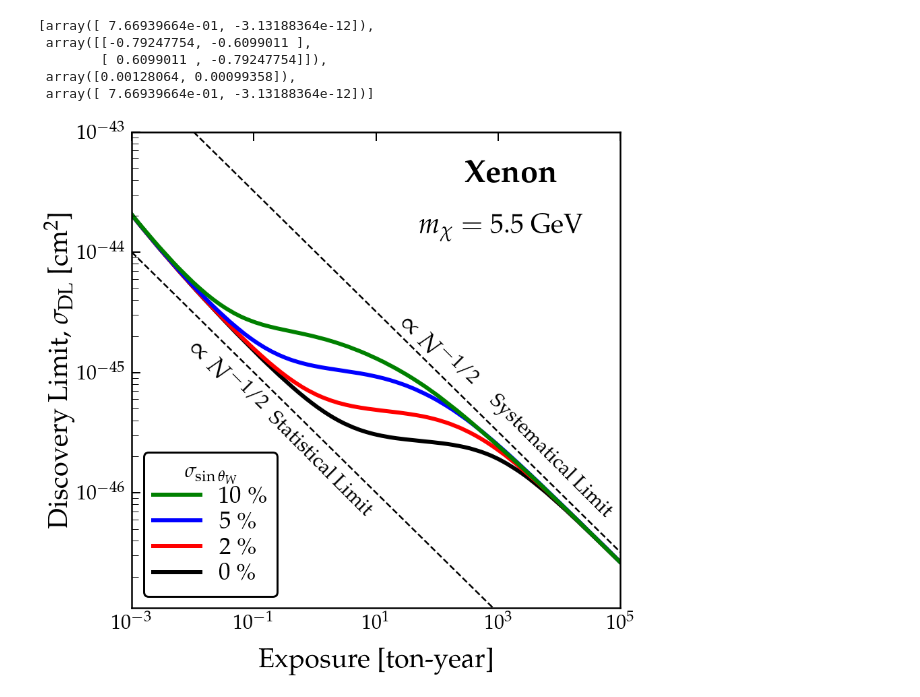
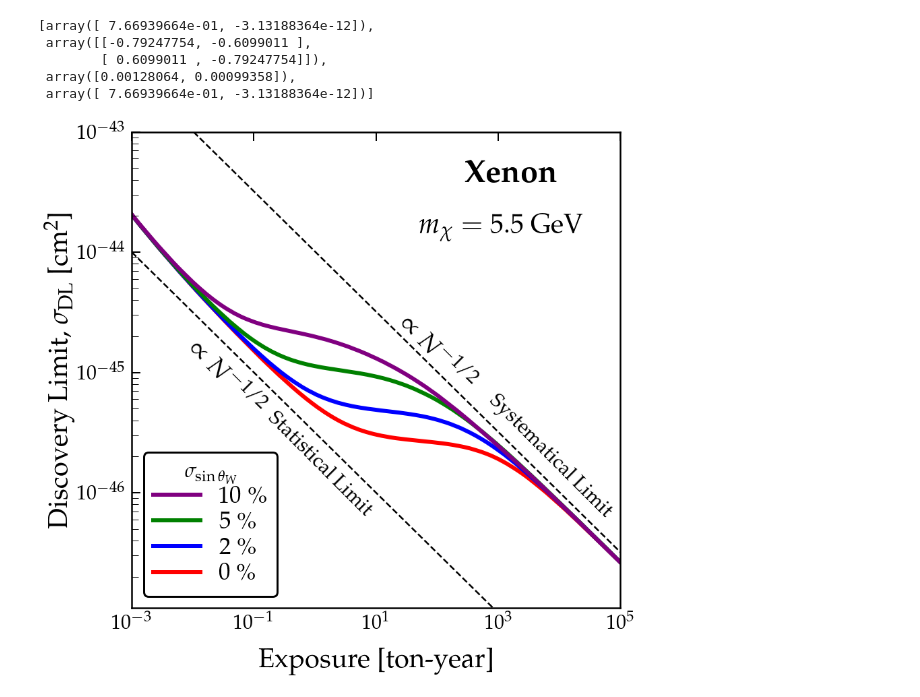
Before and after one commit to zhangblong/AsymptoticAnalysisAndNeutrinoFog, a Jupyter notebook: notebooks/NeutrinoFogWMA.ipynb, the cells around one changed output. Saved outputs shown, nothing was run; the diff lists cells and outputs as text; code cells hidden in the pictures.

```diff
--- a/notebooks/NeutrinoFogWMA.ipynb
+++ b/notebooks/NeutrinoFogWMA.ipynb
@@ -609,7 +609,7 @@ def SensitivityCurvePlot(res, Nuc, R_nu, uncList):
     ferrs = np.array(uncList)*100
     ex_vals = temp[0][0]
 
-    col = ['black','r','b','g']
+    col = ['r','b','g','purple']
     # Set up subplots
     fig, ax = plt.subplots(figsize=(13,13))
 
@@ -631,34 +631,34 @@ def SensitivityCurvePlot(res, Nuc, R_nu, uncList):
 
     plt.gcf().text(0.80,0.80,r'{\bf '+ name+'}',fontsize=47,horizontalalignment='right')
     plt.gcf().text(0.84,0.72,r'$m_\chi = $ '+'5.5 GeV',fontsize=40,horizontalalignment='right')
 
     plt.text(2e1,3.2e-45,r'$\propto N^{-1/2}$',fontsize=38,rotation=-45,verticalalignment='top',horizontalalignment='left')
     plt.text(6e2,7e-46,'Systematical Limit ',fontsize=30,rotation=-45,verticalalignment='top',horizontalalignment='left')
     ax.loglog(np.logspace(-3,5,10),np.logspace(-44,-48,10),'k--',linewidth=2.5)
     ax.loglog(np.logspace(-3,5,10),3.2e1*np.logspace(-44,-48,10),'k--',linewidth=2.5)
     plt.text(7e-3,2e-45,r'$\propto N^{-1/2}$',fontsize=38,rotation=-45,verticalalignment='top',horizontalalignment='left')
     plt.text(1.4e-1,5e-46,'Statistical Limit',fontsize=30,rotation=-45,verticalalignment='top',horizontalalignment='left')
 
     # Style
     #ax.grid()
     ax.set_yscale('log')
     ax.set_xscale('log')
     ax.tick_params(which='major',direction='in',width=2,length=13,bottom=False,top=True,pad=10)
     ax.tick_params(which='minor',direction='in',width=1,length=10,bottom=False,top=True)
 
     # legend
     leglab = r'$\sigma_{\sin \theta_W}$'
     leg1 = ax.legend(fontsize=35,frameon=True,loc="lower left",framealpha=1,title=leglab,labelspacing=0.1)
     leg1.get_frame().set_linewidth(3)
     leg1.get_frame().set_edgecolor("k")
 
     plt.show()
     return fig
 
 R_nu = BinnedNeutrinoRates(E_th,E_max,ne,Nuc,Flux_norm)
 myCurve=SensitivityCurvePlot(res2, Nuc, R_nu, uncList)
 # %% [output]
-[figure, old version]
+[figure, new version]
 # %%
 myPathFig = os.path.join(os.path.abspath(os.path.pardir),'plots')
 myFog.savefig(os.path.join(myPathFig,'NeutrinoFogWMA.pdf'),bbox_inches='tight')
```
Also changed, not shown: 6 other files.
